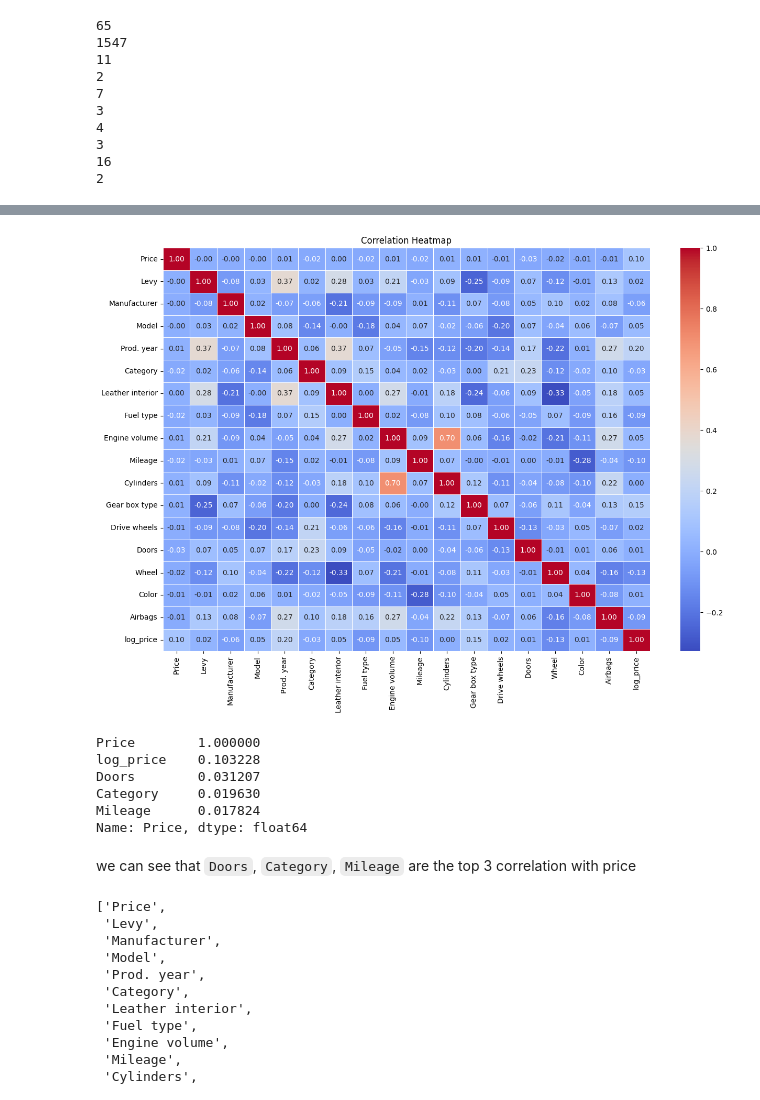
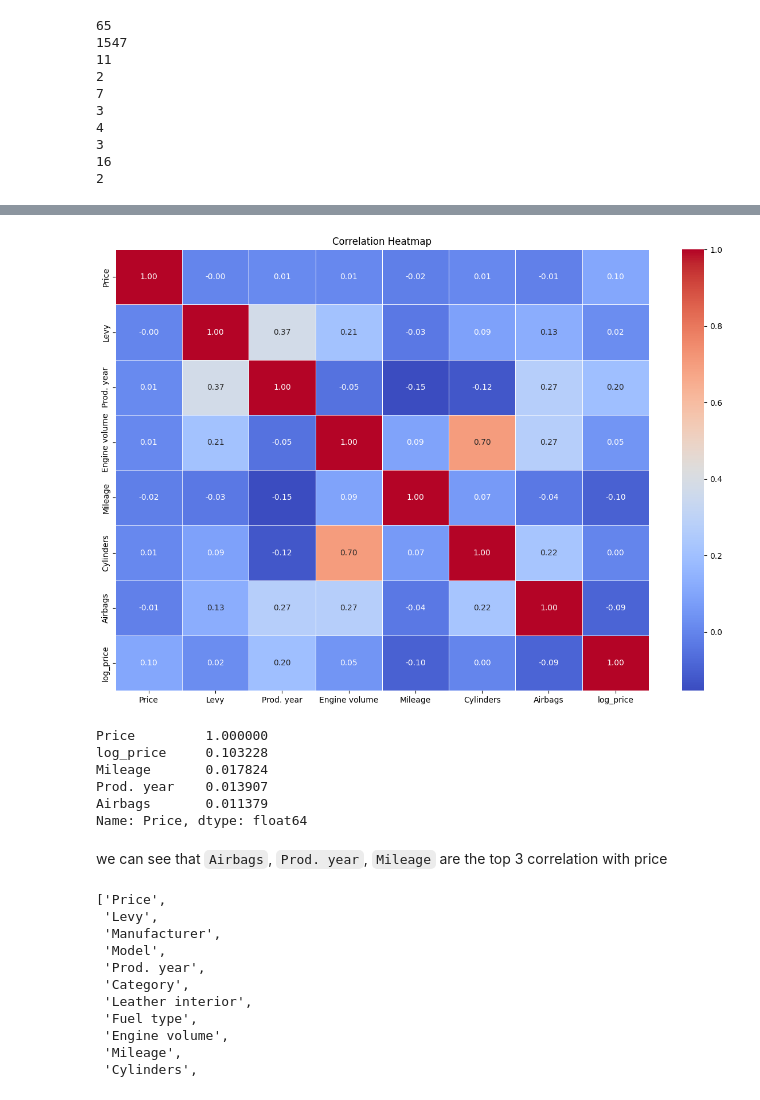
Before and after one commit to ahmeddiab1234/IEEE-CS--Amabsseador-AI-25, a Jupyter notebook: Final_Project/notebook.ipynb, the cells around one changed output, grey strips where cells are left out. Saved outputs shown, nothing was run; the diff lists cells and outputs as text; code cells hidden in the pictures.

```diff
--- a/Final_Project/notebook.ipynb
+++ b/Final_Project/notebook.ipynb
@@ -726,12 +730,3 @@ for col in categorical_cols:
 3
 16
 2
-# %%
-from sklearn.preprocessing import LabelEncoder
-
-encoder = LabelEncoder()
-for col in categorical_cols:
-    car_sales[col] = encoder.fit_transform(car_sales[col])
-
-
-car_sales.info()
@@ -756,27 +733,27 @@ memory usage: 2.3 MB
-# %%
-car_sales.drop(columns='Mileage_bin', axis=1, inplace=True)
 # %%
+numeric_cols = car_sales.select_dtypes(include=['number']).columns
+
 plt.figure(figsize=(15,10))
 
-corr = car_sales.corr()
+corr = car_sales[numeric_cols].corr()
 sns.heatmap(corr, annot=True, cmap='coolwarm', linewidths=0.5, fmt='.2f')
 plt.title('Correlation Heatmap')
 plt.show()
 # %% [output]
-[figure, old version]
+[figure, new version]
 # %%
-corr = car_sales.corr()
+corr = car_sales[numeric_cols].corr()
 corr = corr.iloc[:,0].abs().sort_values(ascending=False)
 corr.head(5)
 # %% [output]
-Price        1.000000
-log_price    0.103228
-Doors        0.031207
-Category     0.019630
-Mileage      0.017824
+Price         1.000000
+log_price     0.103228
+Mileage       0.017824
+Prod. year    0.013907
+Airbags       0.011379
 Name: Price, dtype: float64
 # %% [markdown]
-we can see that `Doors`, `Category`, `Mileage` are the top 3 correlation with price
+we can see that `Airbags`, `Prod. year`, `Mileage` are the top 3 correlation with price
 # %%
 car_sales.drop(columns='log_price',axis=1,inplace=True)
 car_sales.columns.tolist()
```
Also changed, not shown: parts of 2 cells of this notebook, 5 other files.
